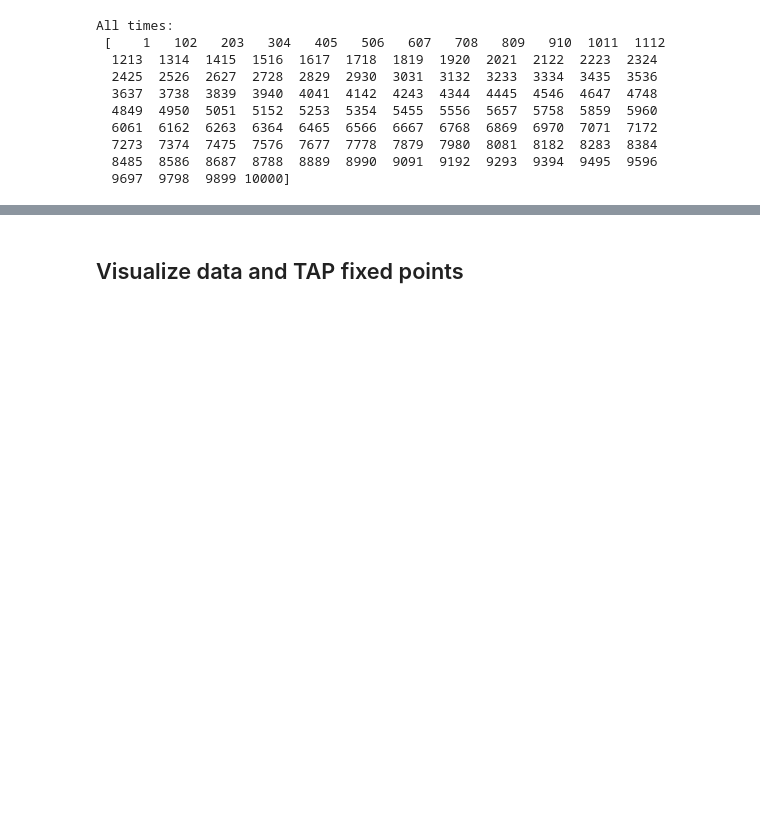
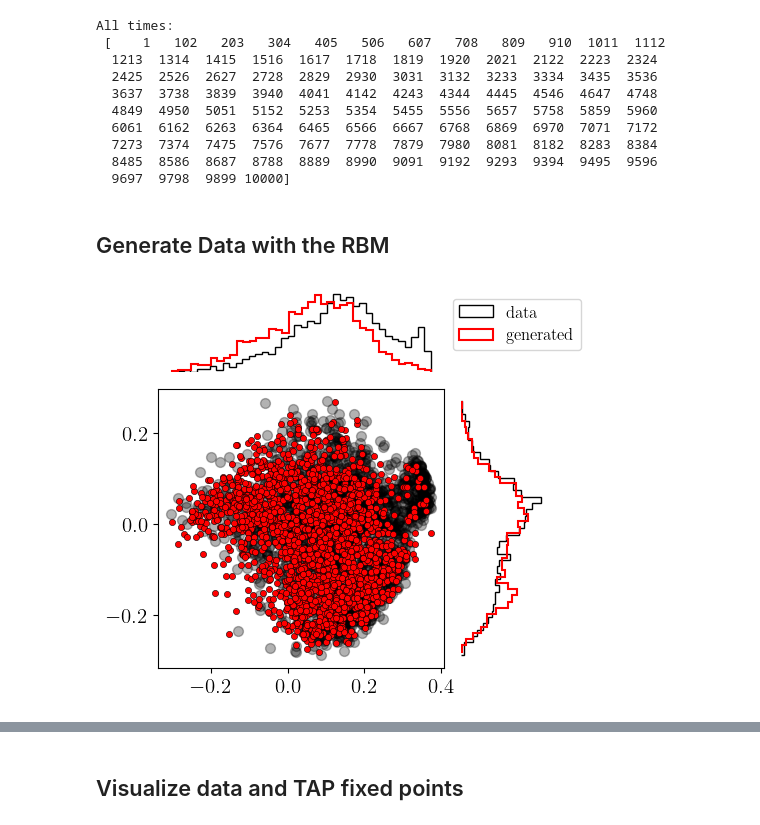
Before and after one commit to rossetl/RBM-hierarchical-clustering, a Jupyter notebook: notebooks/Generate_treeRBM.ipynb, the cells around one changed output, grey strips where cells are left out. Drawn from its saved outputs; the diff is of its cells as text; code cells hidden in the pictures; blank space fills up the shorter version.

Commit message:
Added tutorial on data generation

```diff
--- a/notebooks/Generate_treeRBM.ipynb
+++ b/notebooks/Generate_treeRBM.ipynb
@@ -96,3 +102,45 @@ All times:
   7273  7374  7475  7576  7677  7778  7879  7980  8081  8182  8283  8384
   8485  8586  8687  8788  8889  8990  9091  9192  9293  9394  9495  9596
   9697  9798  9899 10000]
+# %% [markdown]
+## Generate Data with the RBM
+# %%
+device = torch.device('cuda:1')
+# %%
+rand_init = torch.randint(0, 2, size=X_data.shape, device=device)
+_, mv, _, _ = rbm.sampling(rand_init, it_mcmc=1000)
+# %%
+X_data_oh = one_hot(X_data.type(torch.int64)).type(torch.float32).reshape(n_data, -1) # this wouldn't be needed for binary variables as MNIST
+U_data, S_data, V_dataT = torch.linalg.svd(X_data_oh - X_data_oh.mean(0))
+V_dataT /= X_data.shape[1]**0.5
+data_proj = X_data_oh @ V_dataT.mT
+
+gen_oh = mv.reshape(n_data, -1)
+gen_proj = gen_oh @ V_dataT.mT
+data_proj = data_proj.cpu().numpy()
+gen_proj = gen_proj.cpu().numpy()
+# %%
+def plot_scatter_labels(ax, data_proj, gen_data_proj, proj1, proj2):
+    ax.scatter(data_proj[:, proj1], data_proj[:, proj2], color='black', s=50, label='data', zorder=0, alpha=0.3)
+    ax.scatter(gen_data_proj[:, proj1], gen_data_proj[:, proj2], color='red', label='generated', s=20, zorder=2, edgecolor='black', marker='o', alpha=1, linewidth=0.4)
+
+def plot_hist(ax, data_proj, gen_data_proj, color, proj, orientation='vertical'):
+    ax.hist(data_proj[:, proj], bins=40, color='black', histtype='step', label='data', zorder=0, density=True, orientation=orientation, lw=1)
+    ax.hist(gen_data_proj[:, proj], bins=40, color=color, histtype='step', label='generated', zorder=1, density=True, orientation=orientation, lw=1.5)
+    ax.axis('off')
+# %%
+fig = plt.figure(dpi=100, figsize=(5,5))
+gs = GridSpec(4, 4)
+
+ax_scatter = fig.add_subplot(gs[1:4, 0:3])
+ax_hist_x = fig.add_subplot(gs[0,0:3])
+ax_hist_y = fig.add_subplot(gs[1:4, 3])
+
+plot_scatter_labels(ax_scatter, data_proj, gen_proj, 0, 1)
+plot_hist(ax_hist_x, data_proj, gen_proj, 'red', 0)
+plot_hist(ax_hist_y, data_proj, gen_proj, 'red', 1, orientation='horizontal')
+
+ax_hist_x.legend(fontsize=12, bbox_to_anchor=(1, 1));
+h, l = ax_scatter.get_legend_handles_labels()
+# %% [output]
+[figure, added]
```
Also changed, not shown: parts of 4 cells of this notebook, 6 other files.
